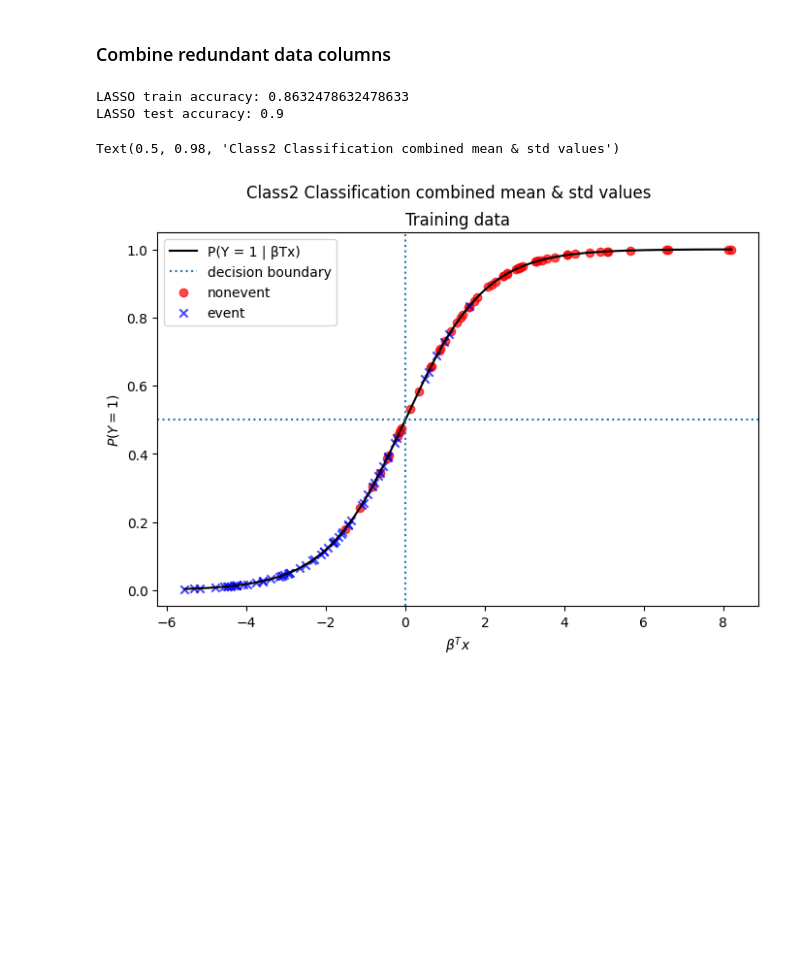
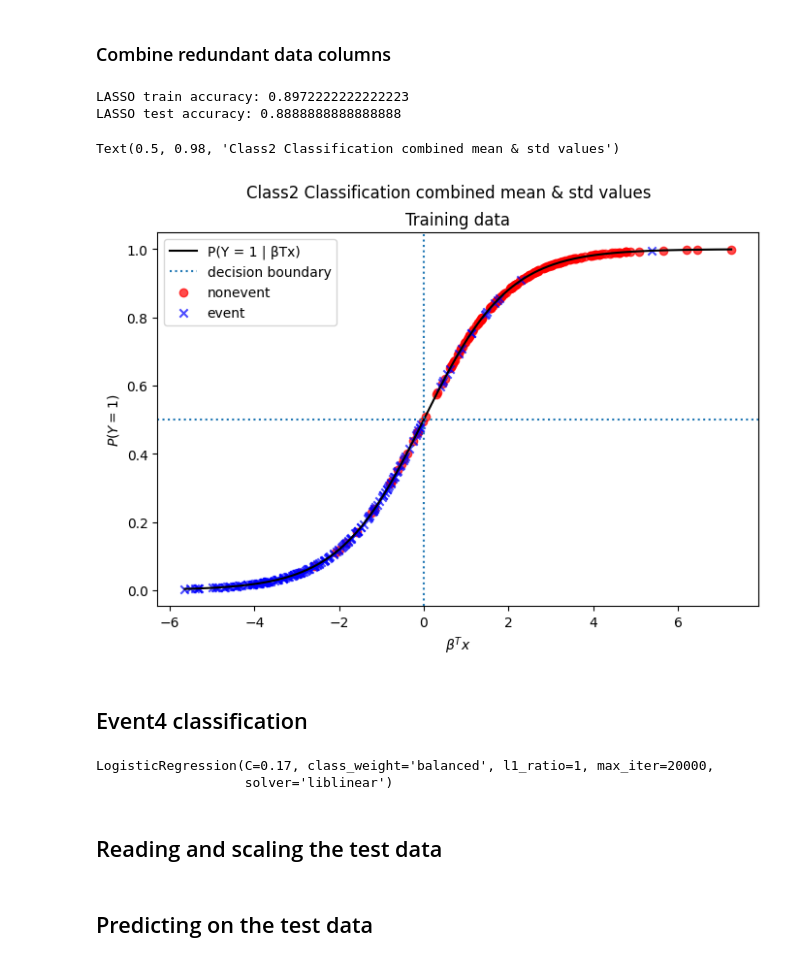
Before and after one commit to em-t/ATM4171-term-project, a Jupyter notebook: notebooks/individual_categories/logistic_regression_exploratory.ipynb, the cells around one changed output. Drawn from its saved outputs; the diff is of its cells as text; code cells hidden in the pictures; blank space fills up the shorter version.

```diff
--- a/notebooks/individual_categories/logistic_regression_exploratory.ipynb
+++ b/notebooks/individual_categories/logistic_regression_exploratory.ipynb
@@ -72,13 +72,15 @@ def run_binary_logistic_regression_with_lasso(
     ax,
     training_data,
     test_data,
+    data_vars=numeric_vars,
+    label_var="class2",
     target_label="nonevent",
     inverse_label="event"
 ):
-    X_train = training_data[numeric_vars]
-    y_train = training_data["class2"]
-    X_test = test_data[numeric_vars]
-    y_test = test_data["class2"]
+    X_train = training_data[data_vars]
+    y_train = training_data[label_var]
+    X_test = test_data[data_vars]
+    y_test = test_data[label_var]
 
     lasso = run_lasso_logistic_regression(X_train, y_train)
 
@@ -102,6 +104,8 @@ def run_binary_logistic_regression_with_lasso(
         target_label=target_label,
         inverse_label=inverse_label
     )
+
+    return lasso
 # %%
 fig, ax = plt.subplots(figsize=(8, 5))
 run_binary_logistic_regression_with_lasso(
@@ -220,28 +224,35 @@ patterns = {
 }
 
 df_train_combine = combine_columns(df_train, patterns)
+df_test_combine = combine_columns(df_test, patterns)
+
+combined_numeric_vars = [feat for feat in df_train_combine.columns.to_list() if (feat.endswith(".mean"))]
 # %%
-df_train, df_validation, _ = prepare_standardized_datasets(
-    df_train=df_train,
-    df_test=df_test,
-    data_vars=numeric_vars,
+df_train_combo, df_validation_combo, df_test_combo = prepare_standardized_datasets(
+    df_train=df_train_combine,
+    df_test=df_test_combine,
+    data_vars=combined_numeric_vars,
     label_var=label_var,
     label_values=("nonevent", "event"),
     include_validation_split=True,
     validation_split_size=0.2
 )
 
 fig, ax = plt.subplots(figsize=(8, 5))
-run_binary_logistic_regression_with_lasso(
+event2_model = run_binary_logistic_regression_with_lasso(
     ax,
-    df_train,
-    df_validation,
+    df_train_combo,
+    df_validation_combo,
+    data_vars=combined_numeric_vars,
+    label_var="class2",
     target_label="nonevent",
     inverse_label="event"
 )
 fig.suptitle("Class2 Classification combined mean & std values")
 # %% [output]
-LASSO train accuracy: 0.8632478632478633
-LASSO test accuracy: 0.9
+LASSO train accuracy: 0.8972222222222223
+LASSO test accuracy: 0.8888888888888888
 Text(0.5, 0.98, 'Class2 Classification combined mean & std values')
-[figure, old version]
+[figure, new version]
+# %% [markdown]
+## Event4 classification
@@ -247,0 +261,15 @@ Text(0.5, 0.98, 'Class2 Classification combined mean & std values')
+# %%
+y4_train = df_train_combo["class4"]
+X_train = df_train_combo[combined_numeric_vars]
+
+event_mask_train = y4_train != "nonevent"
+X_train_events = X_train[event_mask_train]
+y_train_events = y4_train[event_mask_train]
+y_train_events = y_train_events.replace({'Ia': 'Ib'})
+
+event4_lasso.fit(X_train_events, y_train_events)
+# %% [output]
+LogisticRegression(C=0.17, class_weight='balanced', l1_ratio=1, max_iter=20000,
+                   solver='liblinear')
+# %% [markdown]
+## Reading and scaling the test data
@@ -247,0 +279,2 @@ Text(0.5, 0.98, 'Class2 Classification combined mean & std values')
+# %% [markdown]
+## Predicting on the test data
```
Also changed, not shown: parts of 11 cells of this notebook, 1 other file.
